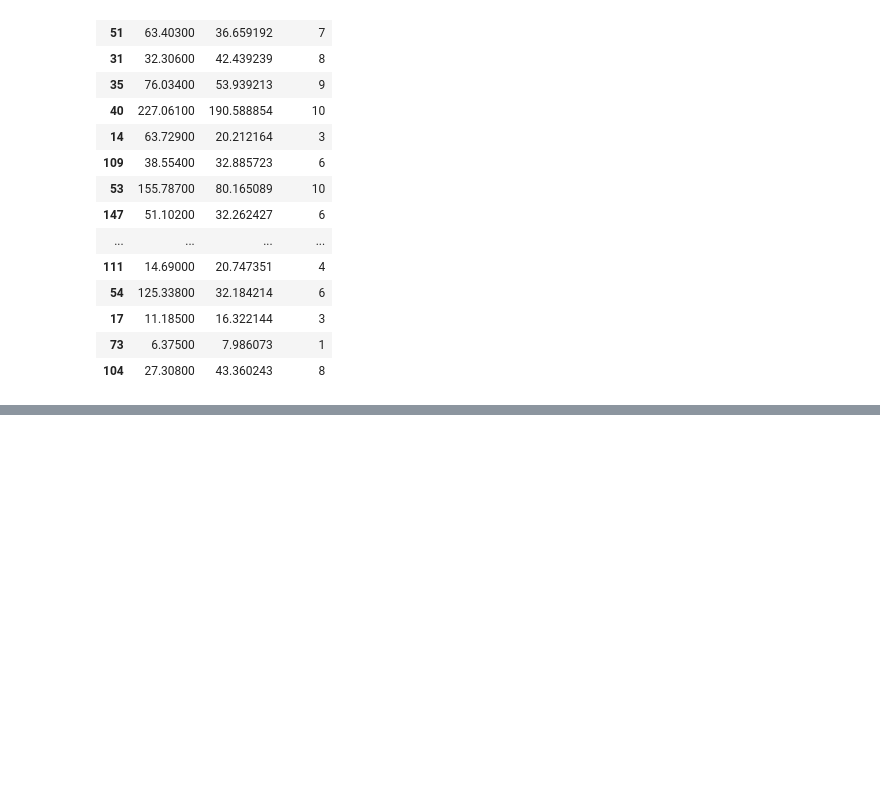
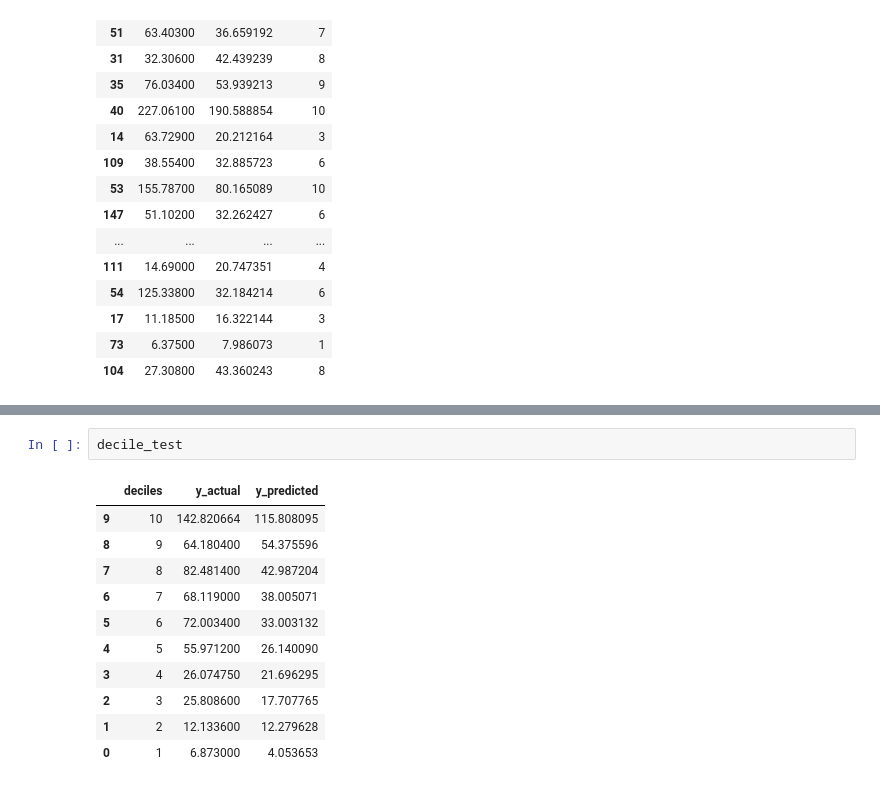
Before and after one commit to kroopeshrajput/Linear_regression_OLS_Car_sales, a Jupyter notebook: Car_Sales_LinearRegression.ipynb, the cells around one changed output, grey strips where cells are left out. Cells and saved outputs as stored; diff of their text form; blank space fills up the shorter version.

```diff
--- a/Car_Sales_LinearRegression.ipynb
+++ b/Car_Sales_LinearRegression.ipynb
@@ -673,0 +691,14 @@ test_data
+# %%
+decile_test
+# %% [output]
+|  | deciles | y_actual | y_predicted |
+| 9 | 10 | 142.820664 | 115.808095 |
+| 8 | 9 | 64.180400 | 54.375596 |
+| 7 | 8 | 82.481400 | 42.987204 |
+| 6 | 7 | 68.119000 | 38.005071 |
+| 5 | 6 | 72.003400 | 33.003132 |
+| 4 | 5 | 55.971200 | 26.140090 |
+| 3 | 4 | 26.074750 | 21.696295 |
+| 2 | 3 | 25.808600 | 17.707765 |
+| 1 | 2 | 12.133600 | 12.279628 |
+| 0 | 1 | 6.873000 | 4.053653 |
```
Also changed, not shown: parts of 3 cells of this notebook.
